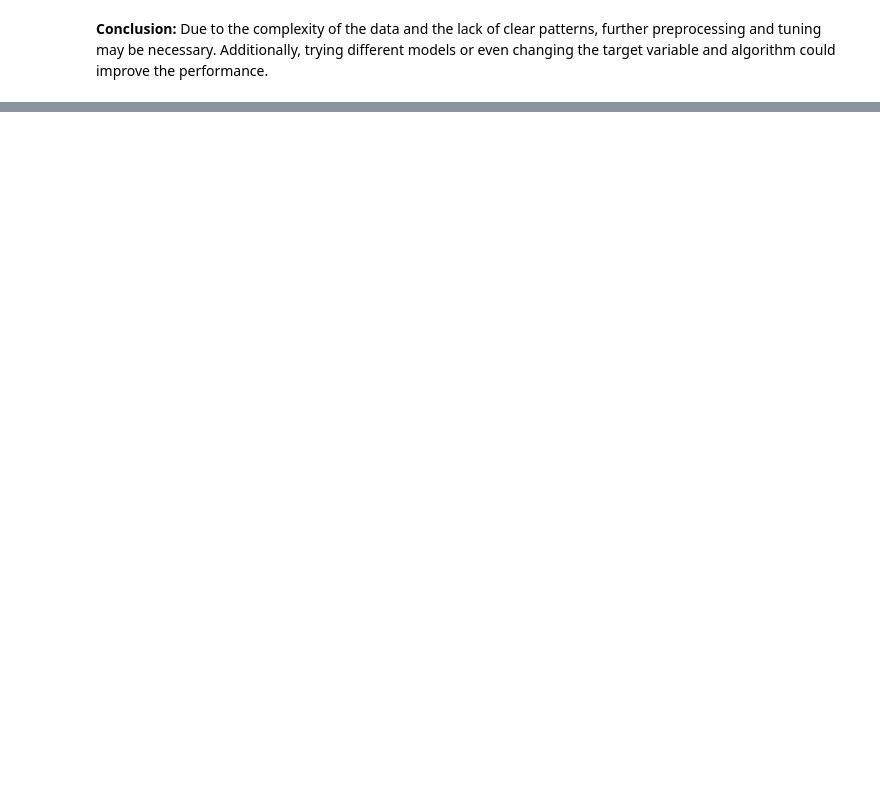
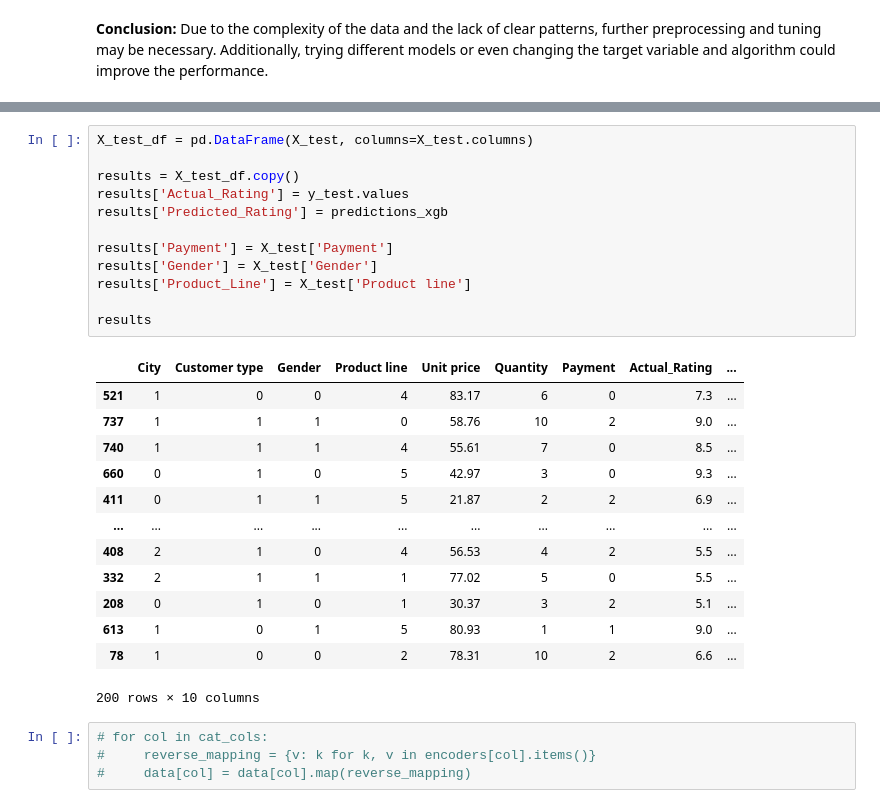
Before and after one commit to jniceshly/supermarket-sales-rating-prediction-regression, a Jupyter notebook: code.ipynb, the cells around one changed output, grey strips where cells are left out. Drawn from its saved outputs; the diff is of its cells as text; blank space fills up the shorter version.

```diff
--- a/code.ipynb
+++ b/code.ipynb
@@ -403,0 +437,30 @@ Based on the metric evaluation of the three models used above, the results are q
+# %%
+X_test_df = pd.DataFrame(X_test, columns=X_test.columns)
+
+results = X_test_df.copy()
+results['Actual_Rating'] = y_test.values
+results['Predicted_Rating'] = predictions_xgb
+
+results['Payment'] = X_test['Payment']
+results['Gender'] = X_test['Gender']
+results['Product_Line'] = X_test['Product line']
+
+results
+# %% [output]
+|  | City | Customer type | Gender | Product line | Unit price | Quantity | Payment | Actual_Rating | ... |
+| 521 | 1 | 0 | 0 | 4 | 83.17 | 6 | 0 | 7.3 | ... |
+| 737 | 1 | 1 | 1 | 0 | 58.76 | 10 | 2 | 9.0 | ... |
+| 740 | 1 | 1 | 1 | 4 | 55.61 | 7 | 0 | 8.5 | ... |
+| 660 | 0 | 1 | 0 | 5 | 42.97 | 3 | 0 | 9.3 | ... |
+| 411 | 0 | 1 | 1 | 5 | 21.87 | 2 | 2 | 6.9 | ... |
+| ... | ... | ... | ... | ... | ... | ... | ... | ... | ... |
+| 408 | 2 | 1 | 0 | 4 | 56.53 | 4 | 2 | 5.5 | ... |
+| 332 | 2 | 1 | 1 | 1 | 77.02 | 5 | 0 | 5.5 | ... |
+| 208 | 0 | 1 | 0 | 1 | 30.37 | 3 | 2 | 5.1 | ... |
+| 613 | 1 | 0 | 1 | 5 | 80.93 | 1 | 1 | 9.0 | ... |
+| 78 | 1 | 0 | 0 | 2 | 78.31 | 10 | 2 | 6.6 | ... |
+200 rows × 10 columns
+# %%
+# for col in cat_cols:
+#     reverse_mapping = {v: k for k, v in encoders[col].items()}
+#     data[col] = data[col].map(reverse_mapping)
```
Also changed, not shown: parts of 12 cells of this notebook.
